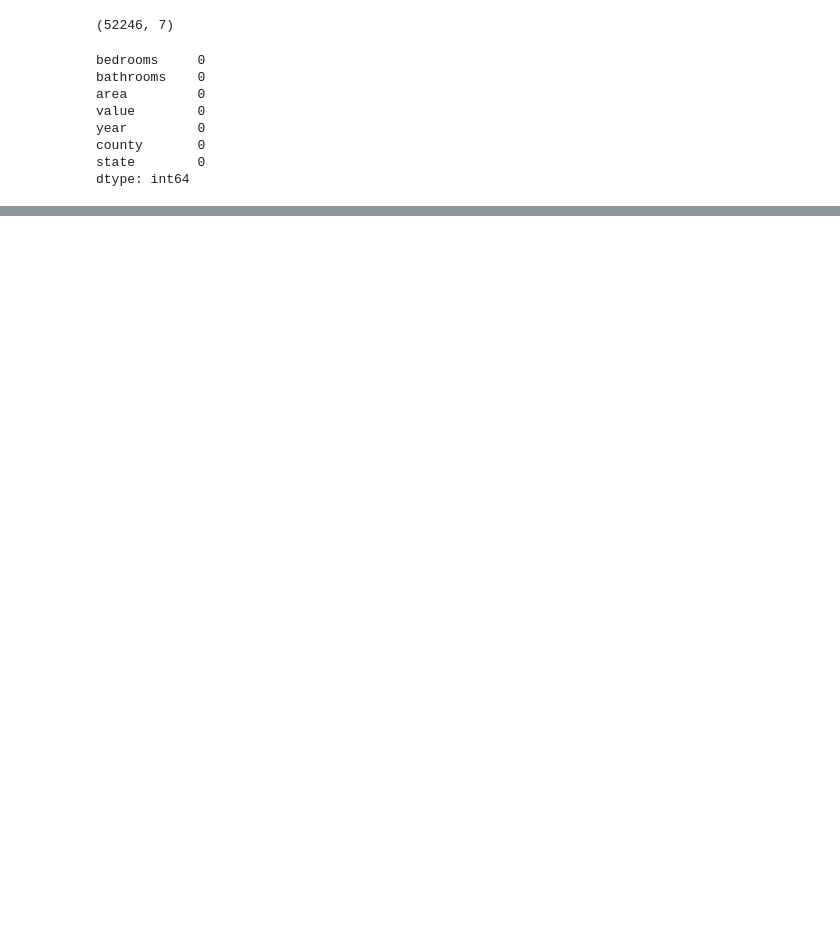
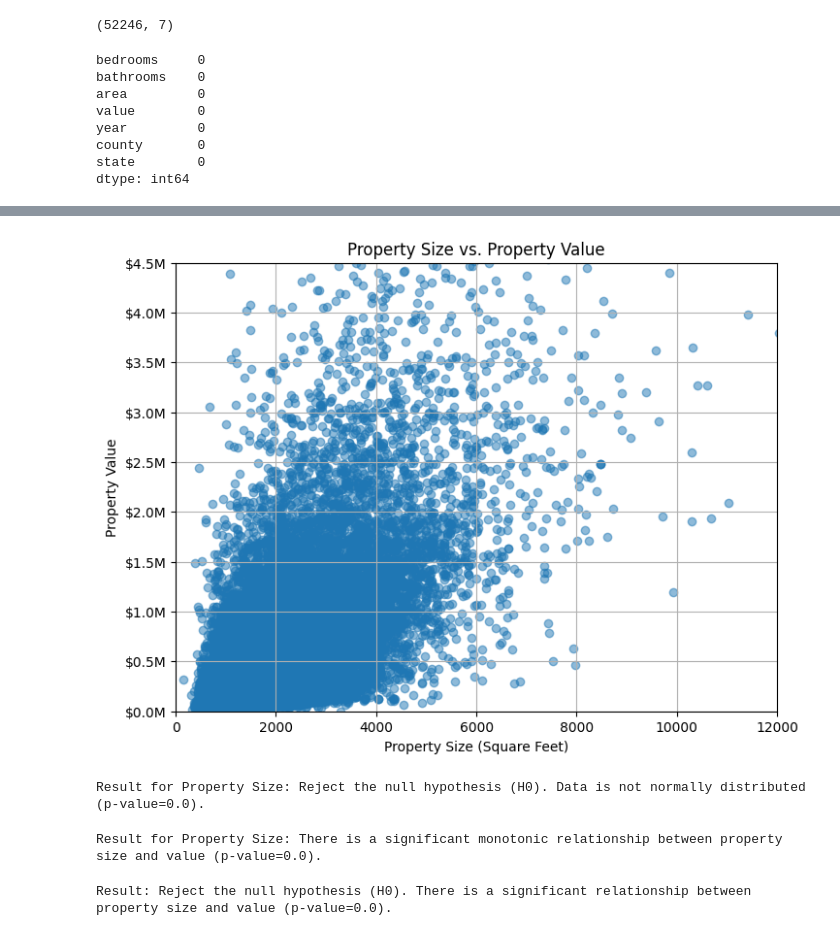
Before and after one commit to Jonathan-Garcia1/zillow_porperty_values, a Jupyter notebook: explore.ipynb, the cells around one changed output, grey strips where cells are left out. Drawn from its saved outputs; the diff is of its cells as text; code cells hidden in the pictures; blank space fills up the shorter version.

```diff
--- a/explore.ipynb
+++ b/explore.ipynb
@@ -101,0 +124,52 @@ plt.show()
+# %%
+plt.figure(figsize=(8, 6))
+plt.scatter(df['area'], df['value'], alpha=0.5)
+plt.xlabel('Property Size (Square Feet)')
+plt.ylabel('Property Value')
+plt.title('Property Size vs. Property Value')
+plt.grid(True)
+
+plt.xlim(0, 12000)  # xlim for property size
+plt.ylim(0, 4500000)  # ylim for property value
+
+plt.gca().yaxis.set_major_formatter(mtick.FuncFormatter(lambda x, _: '${:.1f}M'.format(x / 1e6)))  # Corrected the y-axis
+plt.show()
+# %% [output]
+[figure, added]
+# %%
+from scipy.stats import shapiro
+
+# Hypothesis 1: Property Size Impact
+# Test for Normality (Shapiro-Wilk):
+stat, p = shapiro(df['area'])
+
+if p < 0.05:
+    print(f"Result for Property Size: Reject the null hypothesis (H0). Data is not normally distributed (p-value={p}).")
+else:
+    print(f"Result for Property Size: Fail to reject the null hypothesis (H0). Data is normally distributed (p-value={p}).")
+# %% [output]
+Result for Property Size: Reject the null hypothesis (H0). Data is not normally distributed (p-value=0.0).
+# %%
+from scipy.stats import spearmanr
+
+# Hypothesis 1: Property Size Impact
+r, p = spearmanr(df['area'], df['value'])
+
+if p < 0.05:
+    print(f"Result for Property Size: There is a significant monotonic relationship between property size and value (p-value={p}).")
+else:
+    print(f"Result for Property Size: There is no significant monotonic relationship between property size and value (p-value={p}).")
+# %% [output]
+Result for Property Size: There is a significant monotonic relationship between property size and value (p-value=0.0).
+# %%
+from scipy.stats import pearsonr
+
+# Hypothesis Test
+corr_coefficient, p_value = pearsonr(df['area'], df['value'])
+
+if p_value < 0.05:
+    print(f"Result: Reject the null hypothesis (H0). There is a significant relationship between property size and value (p-value={p_value}).")
+else:
+    print(f"Result: Fail to reject the null hypothesis (H0). There is no significant relationship between property size and value (p-value={p_value}).")
+# %% [output]
+Result: Reject the null hypothesis (H0). There is a significant relationship between property size and value (p-value=0.0).
```
Also changed, not shown: parts of 42 cells of this notebook, 3 other files.
